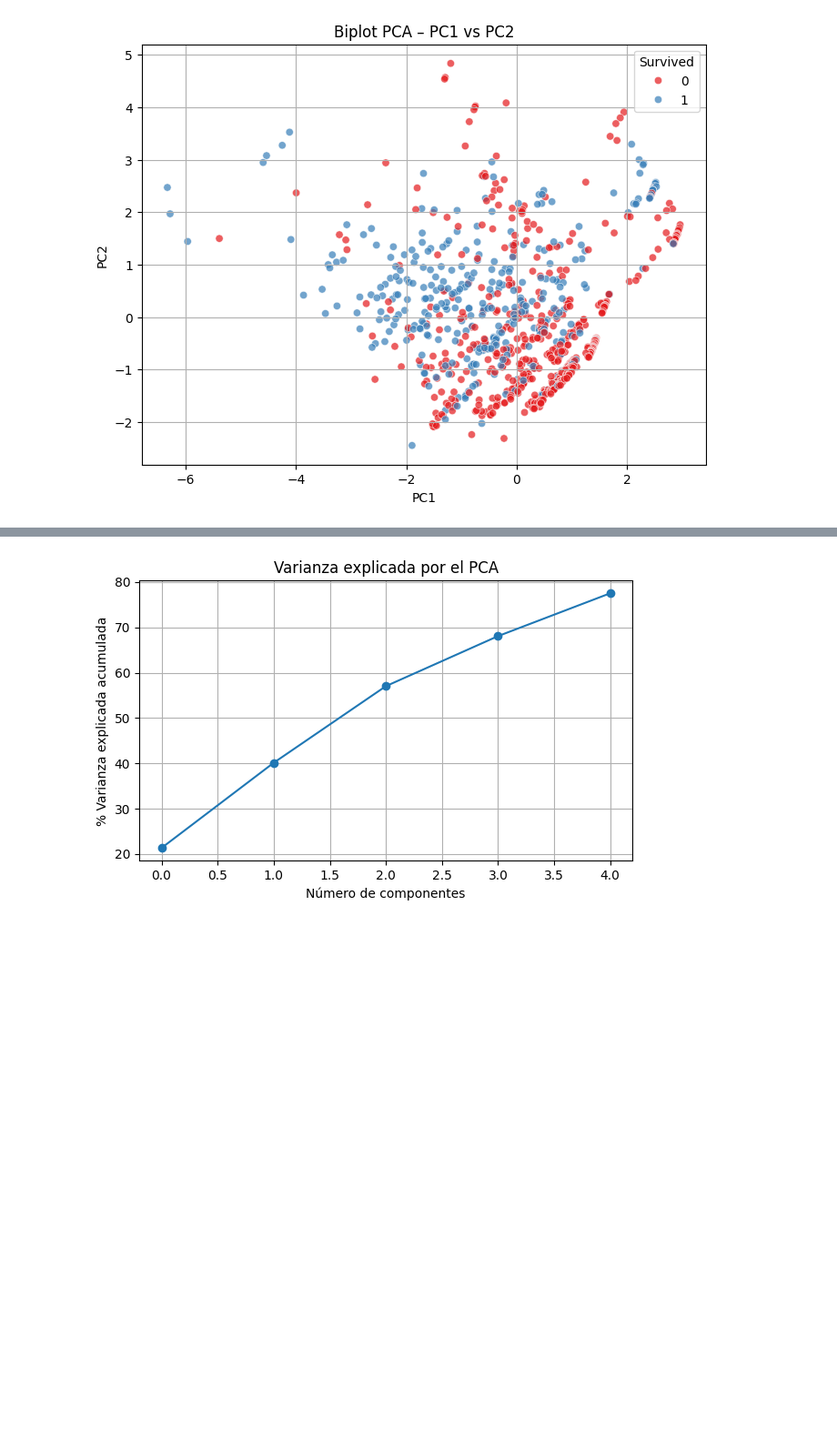
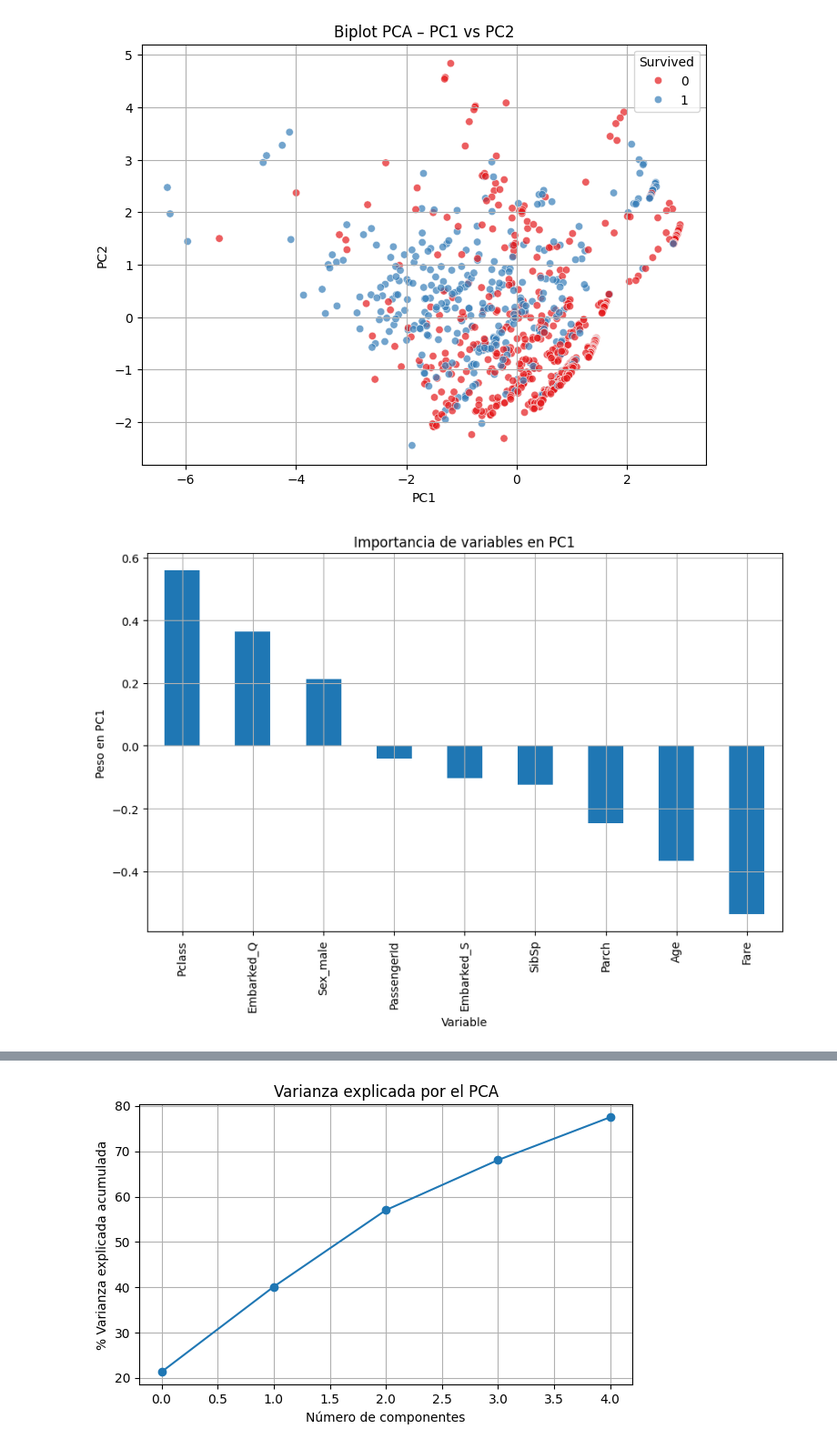
Before and after one commit to AnaMenoni/Practico-2-Analisis-de-Datos, a Jupyter notebook: practico 4/practico4.ipynb, the cells around one changed output, grey strips where cells are left out. Shown at 91% size. Saved outputs shown, nothing was run; the diff lists cells and outputs as text; code cells hidden in the pictures; blank space fills up the shorter version.

```diff
--- a/practico 4/practico4.ipynb
+++ b/practico 4/practico4.ipynb
@@ -92,3 +125,14 @@ plt.grid(True)
 plt.show()
 # %% [output]
 [figure]
+# %%
+# Gráfica de importancia de variables en PC1
+pc1_importancia = pd.Series(pca.components_[0], index=X.columns).sort_values(ascending=False)
+pc1_importancia.plot(kind='bar', figsize=(10,6))
+plt.title('Importancia de variables en PC1')
+plt.ylabel('Peso en PC1')
+plt.xlabel('Variable')
+plt.grid(True)
+plt.show()
+# %% [output]
+[figure, added]
```
Also changed, not shown: parts of 8 cells of this notebook.
